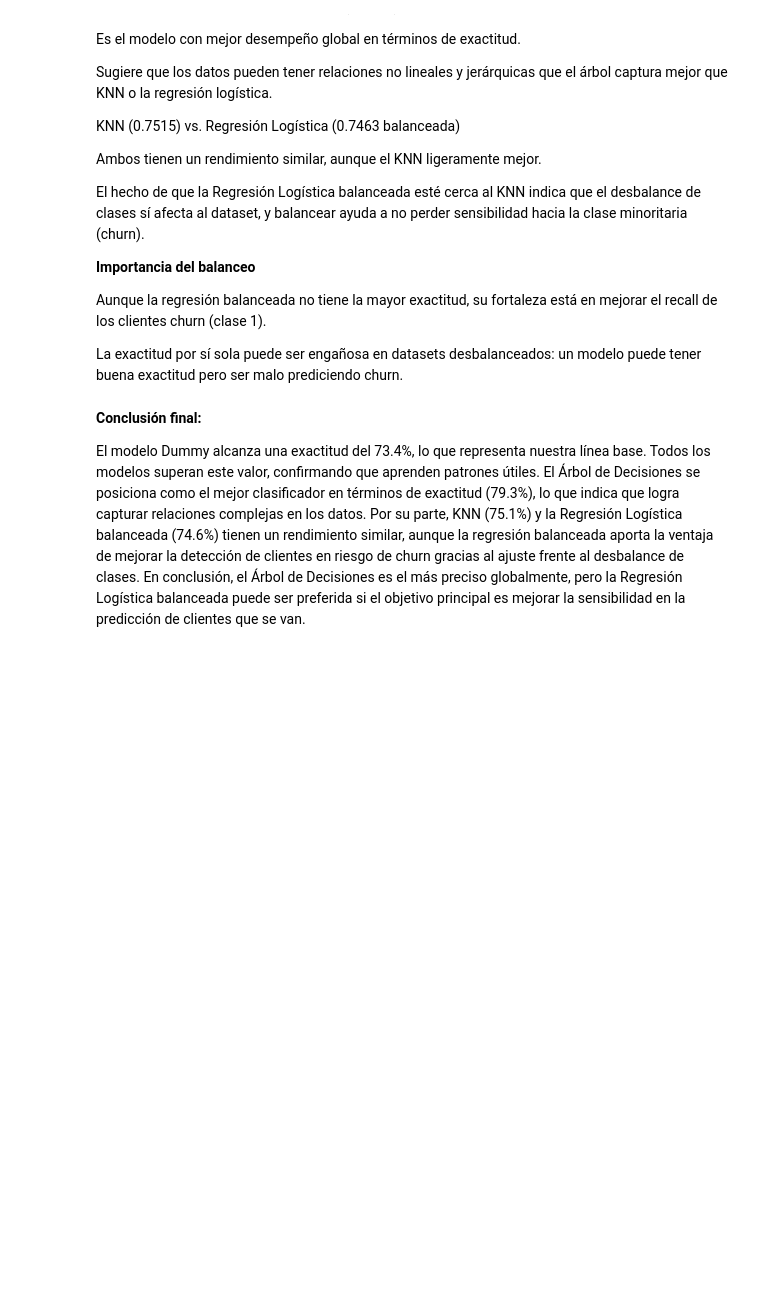
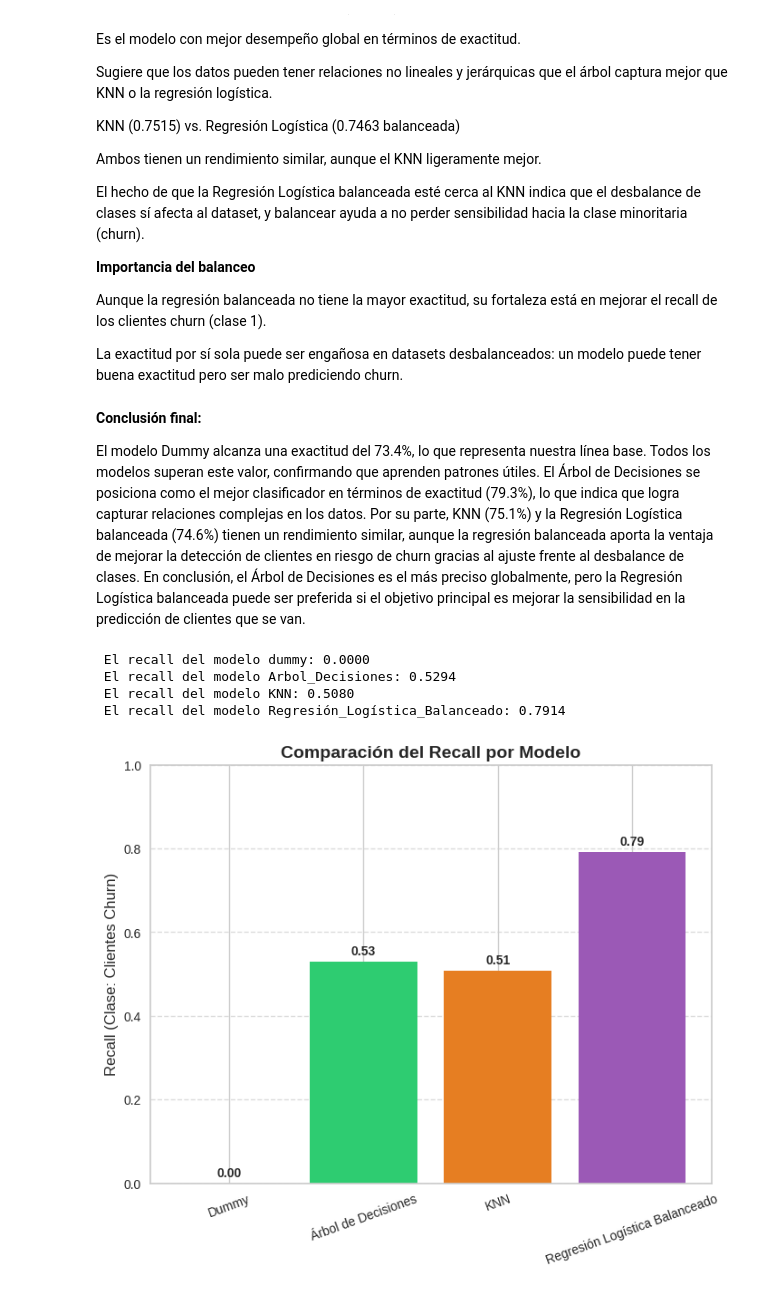
Before and after one commit to Starleen1996/TelecomX_Parte2_Latam_Predicci-n_Modelos, a Jupyter notebook: TelecomX_LATAM_Parte2_Predicción_Modelos_Actualizado.ipynb, the cells around one changed output. Drawn from its saved outputs; the diff is of its cells as text; code cells hidden in the pictures; blank space fills up the shorter version.

```diff
--- a/TelecomX_LATAM_Parte2_Predicción_Modelos_Actualizado.ipynb
+++ b/TelecomX_LATAM_Parte2_Predicción_Modelos_Actualizado.ipynb
@@ -1059,3 +1101,65 @@ La exactitud por sí sola puede ser engañosa en datasets desbalanceados: un mod
 **Conclusión final:**
 
 El modelo Dummy alcanza una exactitud del 73.4%, lo que representa nuestra línea base. Todos los modelos superan este valor, confirmando que aprenden patrones útiles. El Árbol de Decisiones se posiciona como el mejor clasificador en términos de exactitud (79.3%), lo que indica que logra capturar relaciones complejas en los datos. Por su parte, KNN (75.1%) y la Regresión Logística balanceada (74.6%) tienen un rendimiento similar, aunque la regresión balanceada aporta la ventaja de mejorar la detección de clientes en riesgo de churn gracias al ajuste frente al desbalance de clases. En conclusión, el Árbol de Decisiones es el más preciso globalmente, pero la Regresión Logística balanceada puede ser preferida si el objetivo principal es mejorar la sensibilidad en la predicción de clientes que se van.
+# %%
+from sklearn.metrics import recall_score
+
+# Lista de modelos con sus nombres
+lista = [
+    ('dummy', dummy, X_test),
+    ('Arbol_Decisiones', modelo_arbol, X_test),
+    ('KNN', knn, X_test),
+    ('Regresión_Logística_Balanceado', model, X_test)
+]
+
+# Calcular y mostrar el recall
+for nombre, modelo, X in lista:
+    y_pred = modelo.predict(X)   # Predicciones del modelo
+    recall = recall_score(y_test, y_pred, pos_label=1)  # Recall de la clase churn (1)
+    print(f' El recall del modelo {nombre}: {recall:.4f}')
+# %% [output]
+ El recall del modelo dummy: 0.0000
+ El recall del modelo Arbol_Decisiones: 0.5294
+ El recall del modelo KNN: 0.5080
+ El recall del modelo Regresión_Logística_Balanceado: 0.7914
+# %%
+import matplotlib.pyplot as plt
+from sklearn.metrics import recall_score
+
+# Lista de modelos
+lista = [
+    ('Dummy', dummy, X_test),
+    ('Árbol de Decisiones', modelo_arbol, X_test),
+    ('KNN', knn, X_test),
+    ('Regresión Logística Balanceado', model, X_test)
+]
+
+# Calcular recalls
+recalls = []
+nombres = []
+
+for nombre, modelo, X in lista:
+    y_pred = modelo.predict(X)
+    recall = recall_score(y_test, y_pred, pos_label=1)  # clase churn
+    recalls.append(recall)
+    nombres.append(nombre)
+
+# Graficar
+plt.figure(figsize=(8,6))
+bars = plt.bar(nombres, recalls, color=['#3498db','#2ecc71','#e67e22','#9b59b6'])
+
+# Agregar etiquetas con valores encima de las barras
+for bar in bars:
+    yval = bar.get_height()
+    plt.text(bar.get_x() + bar.get_width()/2, yval + 0.01, f"{yval:.2f}",
+             ha='center', va='bottom', fontsize=10, fontweight='bold')
+
+plt.title("Comparación del Recall por Modelo", fontsize=14, fontweight='bold')
+plt.ylabel("Recall (Clase: Clientes Churn)", fontsize=12)
+plt.ylim(0,1)
+plt.xticks(rotation=20, fontsize=10)
+plt.grid(axis='y', linestyle='--', alpha=0.7)
+
+plt.show()
+# %% [output]
+[figure, added]
```
Also changed, not shown: parts of 3 cells of this notebook.
